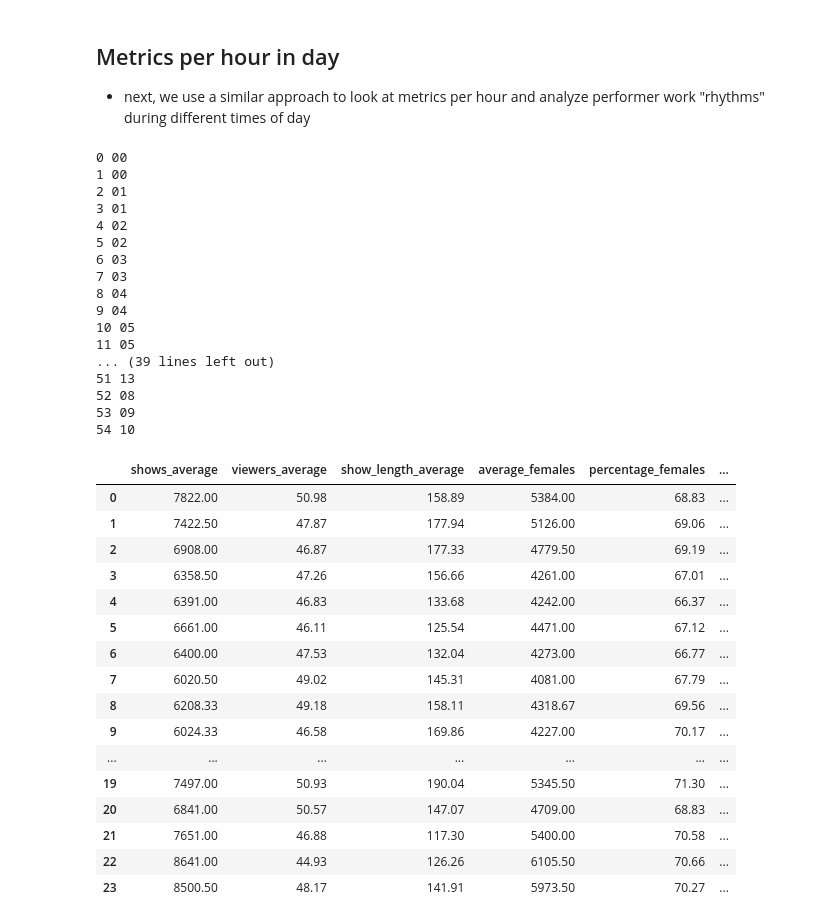
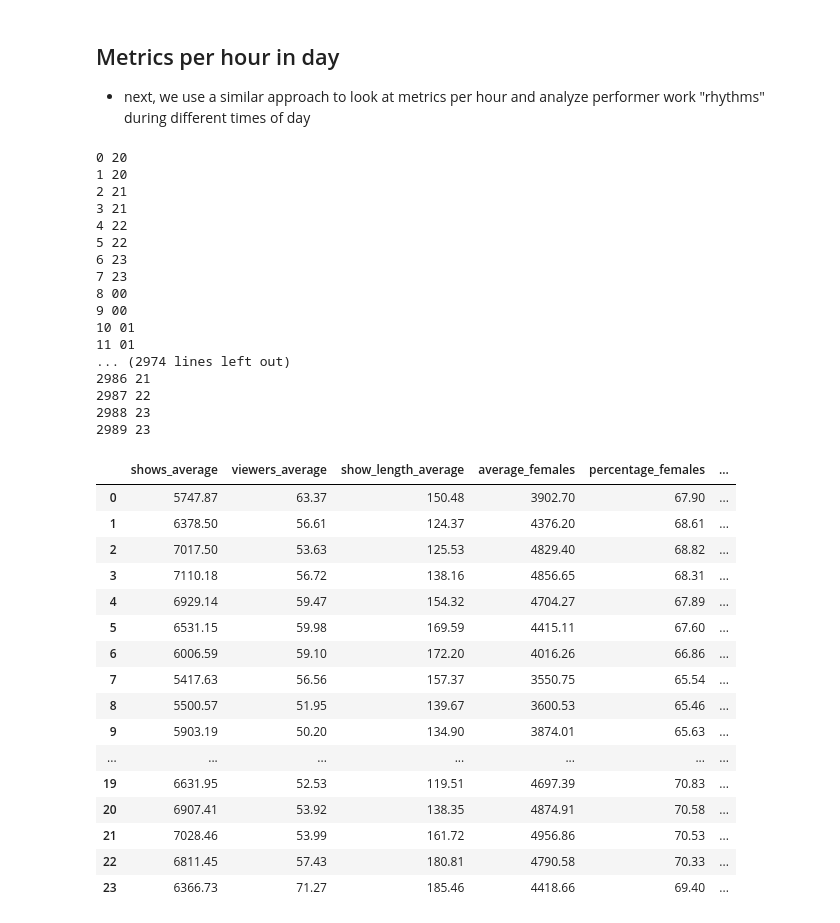
Before and after one commit to bernorieder/SexCams, a Jupyter notebook: timestamp_calc_day.ipynb, the cells around one changed output. Cells and saved outputs as stored; diff of their text form; code cells hidden in the pictures.

Commit message:
daily metrics work for all platforms now

```diff
--- a/timestamp_calc_day.ipynb
+++ b/timestamp_calc_day.ipynb
@@ -9,8 +9,8 @@ import numpy as np
 from collections import Counter
 # %%
 #below choose which directory to work with (all files or test files)
-path = 'homepage_csvs/test/'
-#path = 'homepage_csvs/chaturbate/'
+#path = 'homepage_csvs/test/'
+path = 'homepage_csvs/chaturbate/'
 
 # get all filenames from the directory
 csv_files = glob.glob(path + '*.csv')
@@ -209,64 +218,65 @@ for filename in sorted(csv_files):
 
 #print(hourly_dict)
 # %% [output]
-0 00
-1 00
-2 01
-3 01
-4 02
-5 02
-6 03
-7 03
-8 04
-9 04
-10 05
-11 05
-... (39 lines left out)
-51 13
-52 08
-53 09
-54 10
+0 20
+1 20
+2 21
+3 21
+4 22
+5 22
+6 23
+7 23
+8 00
+9 00
+10 01
+11 01
+... (2974 lines left out)
+2986 21
+2987 22
+2988 23
+2989 23
 # %%
 hourly_avgs = []
 
 # next step is to iterate over array to calculate hourly metrics
 for hour in hourly_dict:
 
     hourly_shows_avg = np.mean(hourly_dict[hour]["perf_counts"])
     hourly_views_avg = sum(hourly_dict[hour]["view_sums"]) / sum(hourly_dict[hour]["perf_counts"])
     hourly_length_avg = sum(hourly_dict[hour]["show_length_sums"]) / sum(hourly_dict[hour]["perf_counts"])
     hourly_female_avg = np.mean(hourly_dict[hour]["female_counts"])
     hourly_female_percent = sum(hourly_dict[hour]["female_counts"]) / sum(hourly_dict[hour]["perf_counts"]) * 100
     hourly_male_avg = np.mean(hourly_dict[hour]["male_counts"])
     hourly_male_percent = sum(hourly_dict[hour]["male_counts"]) / sum(hourly_dict[hour]["perf_counts"]) * 100
     hourly_trans_avg = np.mean(hourly_dict[hour]["trans_counts"])
     hourly_trans_percent = sum(hourly_dict[hour]["trans_counts"]) / sum(hourly_dict[hour]["perf_counts"]) * 100
     hourly_couple_avg = np.mean(hourly_dict[hour]["couple_counts"])
     hourly_couple_percent = sum(hourly_dict[hour]["couple_counts"]) / sum(hourly_dict[hour]["perf_counts"]) * 100
 
     hourly_avgs.append({'shows_average':round(hourly_shows_avg, 2), 'viewers_average':round(hourly_views_avg, 2), 'show_length_average':round(hourly_length_avg, 2),
                         'average_females':round(hourly_female_avg,2), 'percentage_females':round(hourly_female_percent,2), 'average_males':round(hourly_male_avg,2), 'percentage_males':round(hourly_male_percent,2),
                         'average_trans':round(hourly_trans_avg,2), 'percentage_trans':round(hourly_trans_percent,2), 'average_couples':round(hourly_couple_avg), 'percentage_couples':round(hourly_couple_percent,2)})
 
 
 df = pd.DataFrame.from_dict(hourly_avgs)
+df["daily_hour"] = df.index
 df.to_csv('hourly_averages.csv',index=False)
 df
 # %% [output]
 |  | shows_average | viewers_average | show_length_average | average_females | percentage_females | ... |
-| 0 | 7822.00 | 50.98 | 158.89 | 5384.00 | 68.83 | ... |
-| 1 | 7422.50 | 47.87 | 177.94 | 5126.00 | 69.06 | ... |
-| 2 | 6908.00 | 46.87 | 177.33 | 4779.50 | 69.19 | ... |
-| 3 | 6358.50 | 47.26 | 156.66 | 4261.00 | 67.01 | ... |
-| 4 | 6391.00 | 46.83 | 133.68 | 4242.00 | 66.37 | ... |
-| 5 | 6661.00 | 46.11 | 125.54 | 4471.00 | 67.12 | ... |
-| 6 | 6400.00 | 47.53 | 132.04 | 4273.00 | 66.77 | ... |
-| 7 | 6020.50 | 49.02 | 145.31 | 4081.00 | 67.79 | ... |
-| 8 | 6208.33 | 49.18 | 158.11 | 4318.67 | 69.56 | ... |
-| 9 | 6024.33 | 46.58 | 169.86 | 4227.00 | 70.17 | ... |
+| 0 | 5747.87 | 63.37 | 150.48 | 3902.70 | 67.90 | ... |
+| 1 | 6378.50 | 56.61 | 124.37 | 4376.20 | 68.61 | ... |
+| 2 | 7017.50 | 53.63 | 125.53 | 4829.40 | 68.82 | ... |
+| 3 | 7110.18 | 56.72 | 138.16 | 4856.65 | 68.31 | ... |
+| 4 | 6929.14 | 59.47 | 154.32 | 4704.27 | 67.89 | ... |
+| 5 | 6531.15 | 59.98 | 169.59 | 4415.11 | 67.60 | ... |
+| 6 | 6006.59 | 59.10 | 172.20 | 4016.26 | 66.86 | ... |
+| 7 | 5417.63 | 56.56 | 157.37 | 3550.75 | 65.54 | ... |
+| 8 | 5500.57 | 51.95 | 139.67 | 3600.53 | 65.46 | ... |
+| 9 | 5903.19 | 50.20 | 134.90 | 3874.01 | 65.63 | ... |
 | ... | ... | ... | ... | ... | ... | ... |
-| 19 | 7497.00 | 50.93 | 190.04 | 5345.50 | 71.30 | ... |
-| 20 | 6841.00 | 50.57 | 147.07 | 4709.00 | 68.83 | ... |
-| 21 | 7651.00 | 46.88 | 117.30 | 5400.00 | 70.58 | ... |
-| 22 | 8641.00 | 44.93 | 126.26 | 6105.50 | 70.66 | ... |
-| 23 | 8500.50 | 48.17 | 141.91 | 5973.50 | 70.27 | ... |
+| 19 | 6631.95 | 52.53 | 119.51 | 4697.39 | 70.83 | ... |
+| 20 | 6907.41 | 53.92 | 138.35 | 4874.91 | 70.58 | ... |
+| 21 | 7028.46 | 53.99 | 161.72 | 4956.86 | 70.53 | ... |
+| 22 | 6811.45 | 57.43 | 180.81 | 4790.58 | 70.33 | ... |
+| 23 | 6366.73 | 71.27 | 185.46 | 4418.66 | 69.40 | ... |
```
Also changed, not shown: parts of 3 cells of this notebook.
